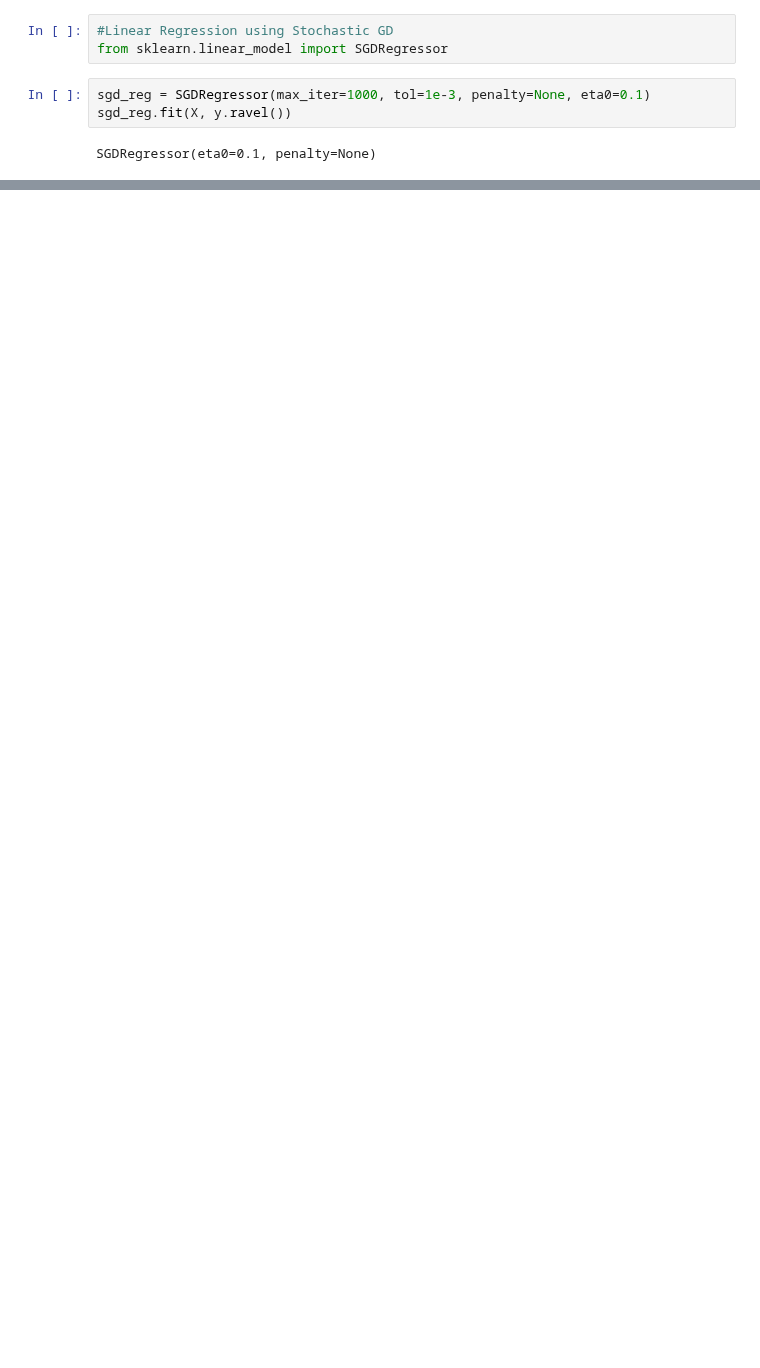
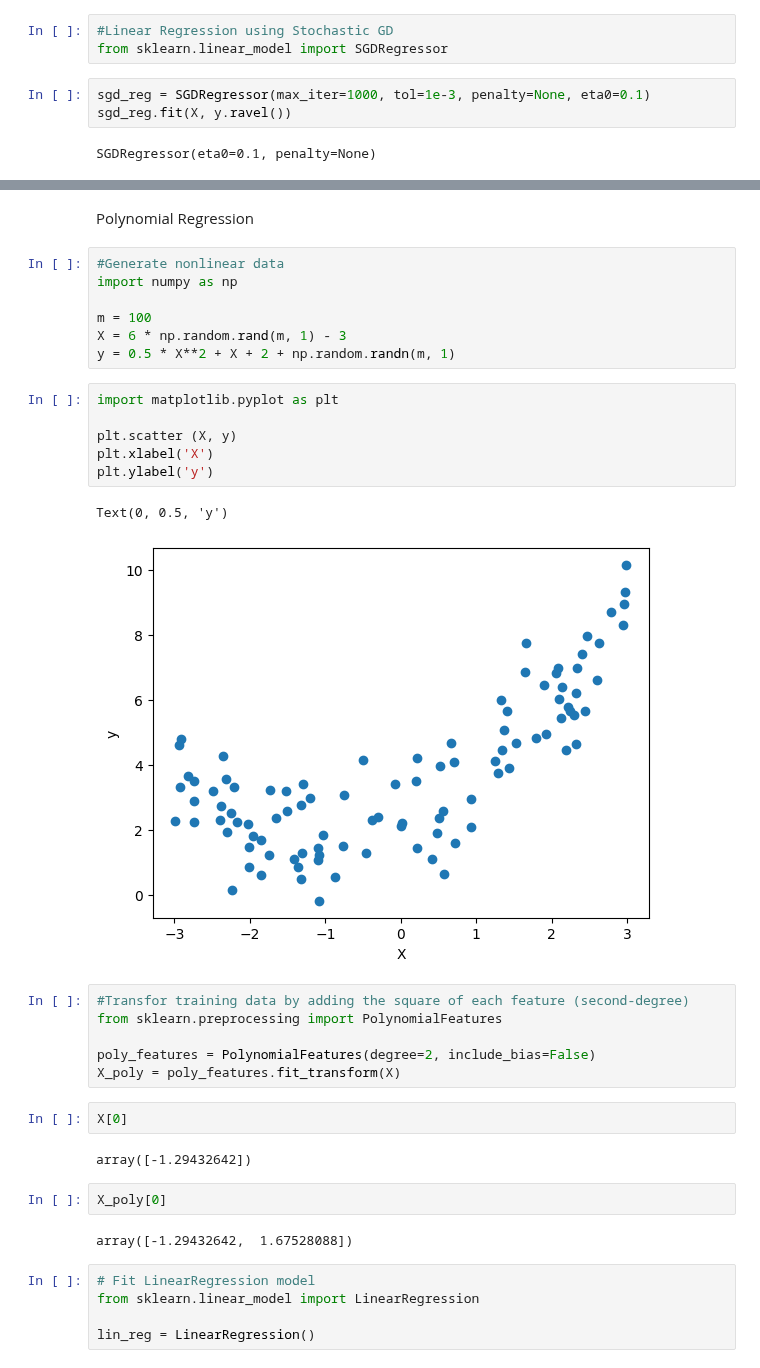
Before and after one commit to alinemitri/hands-on-ML-book, a Jupyter notebook: 04_project.ipynb, the cells around one changed output, grey strips where cells are left out. Drawn from its saved outputs; the diff is of its cells as text; blank space fills up the shorter version.

Commit message:
Explore Polynomial Regression

```diff
--- a/04_project.ipynb
+++ b/04_project.ipynb
@@ -156,0 +157,37 @@ sgd_reg.intercept_, sgd_reg.coef_
+# %% [markdown]
+Polynomial Regression
+# %%
+#Generate nonlinear data
+import numpy as np
+
+m = 100
+X = 6 * np.random.rand(m, 1) - 3
+y = 0.5 * X**2 + X + 2 + np.random.randn(m, 1)
+# %%
+import matplotlib.pyplot as plt
+
+plt.scatter (X, y)
+plt.xlabel('X')
+plt.ylabel('y')
+# %% [output]
+Text(0, 0.5, 'y')
+[figure, added]
+# %%
+#Transfor training data by adding the square of each feature (second-degree)
+from sklearn.preprocessing import PolynomialFeatures
+
+poly_features = PolynomialFeatures(degree=2, include_bias=False)
+X_poly = poly_features.fit_transform(X)
+# %%
+X[0]
+# %% [output]
+array([-1.29432642])
+# %%
+X_poly[0]
+# %% [output]
+array([-1.29432642,  1.67528088])
+# %%
+# Fit LinearRegression model
+from sklearn.linear_model import LinearRegression
+
+lin_reg = LinearRegression()
```
Also changed, not shown: parts of 19 cells of this notebook.
